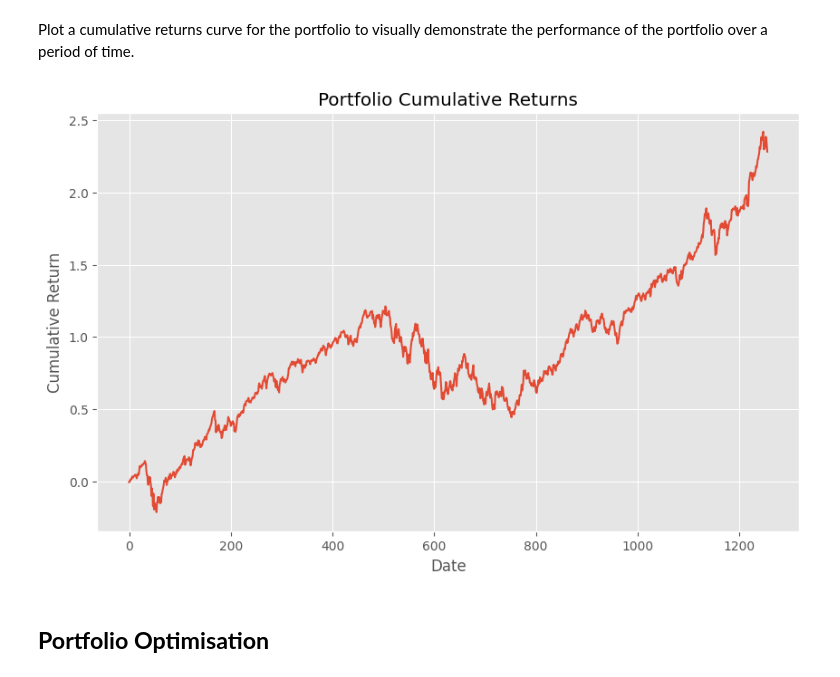
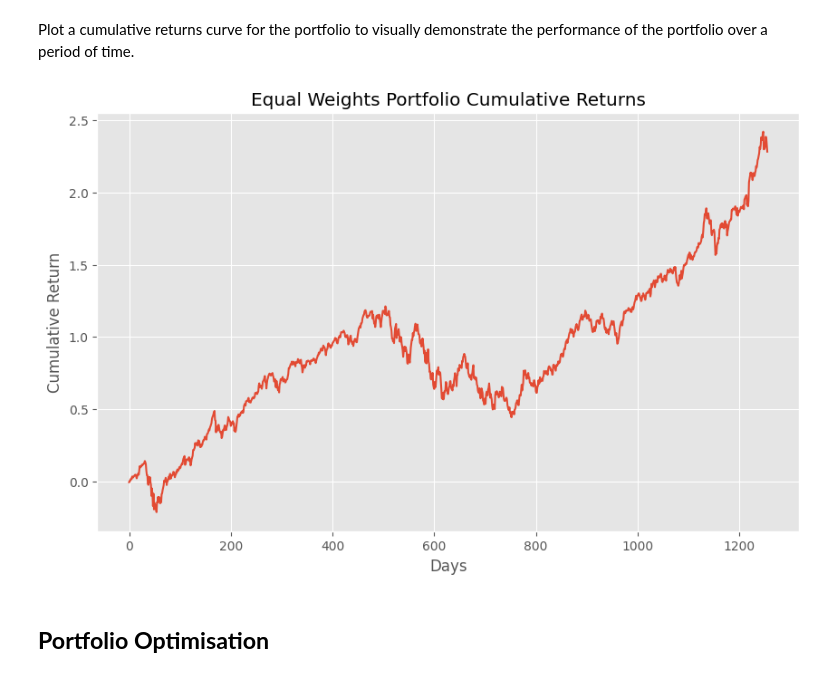
Before and after one commit to Imperial-Business-School/python-for-finance-WangZilu-imperial, a Jupyter notebook: Individual/Individual Assignment.ipynb, the cells around one changed output. Saved outputs shown, nothing was run; the diff lists cells and outputs as text; code cells hidden in the pictures.

```diff
--- a/Individual/Individual Assignment.ipynb
+++ b/Individual/Individual Assignment.ipynb
@@ -357,12 +356,12 @@ Plot a cumulative returns curve for the portfolio to visually demonstrate the pe
 # %%
 plt.figure(figsize=(10, 6))
 plt.plot(p_cumureturns)
-plt.title('Portfolio Cumulative Returns')
-plt.xlabel('Date')
+plt.title('Equal Weights Portfolio Cumulative Returns')
+plt.xlabel('Days')
 plt.ylabel('Cumulative Return')
 plt.show()
 # %% [output]
-[figure, old version]
+[figure, new version]
 # %% [markdown]
 ## **Portfolio Optimisation**
 # %% [markdown]
```
Also changed, not shown: parts of 34 cells of this notebook, 2 other files.
